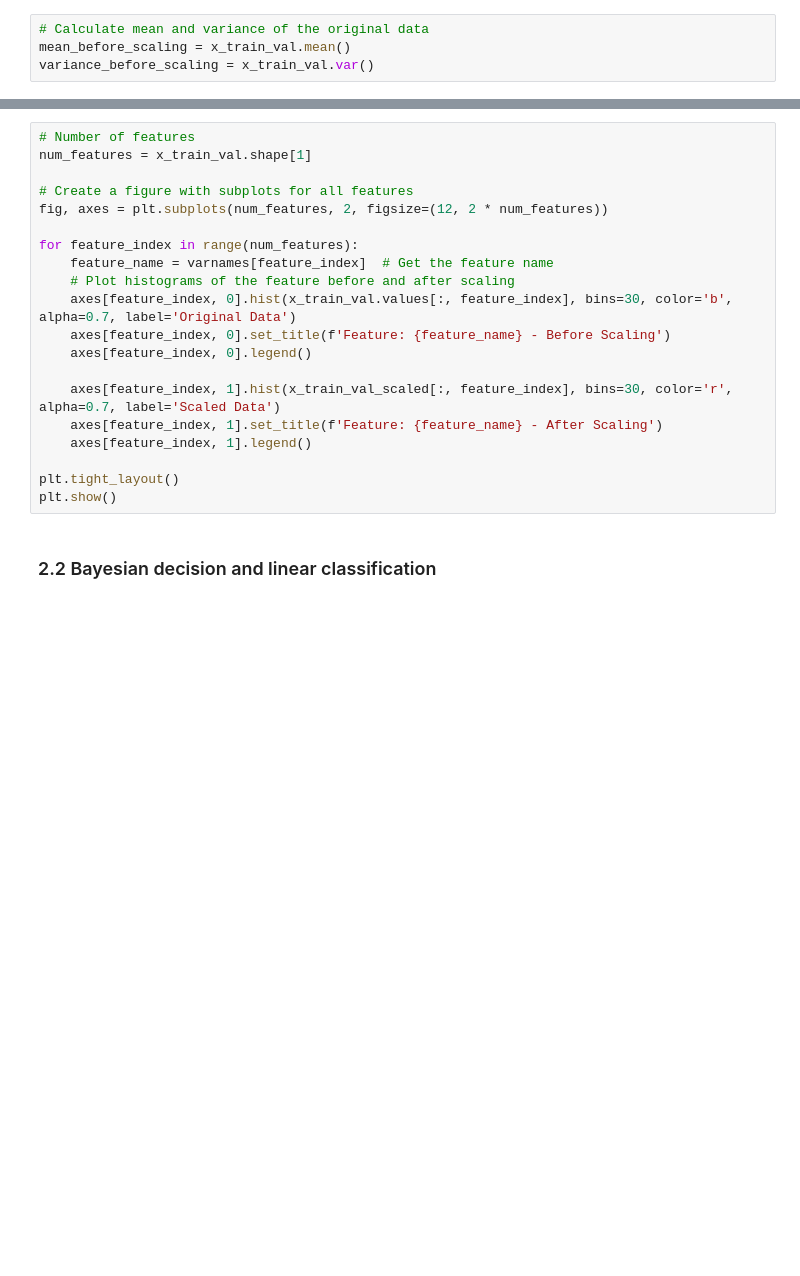
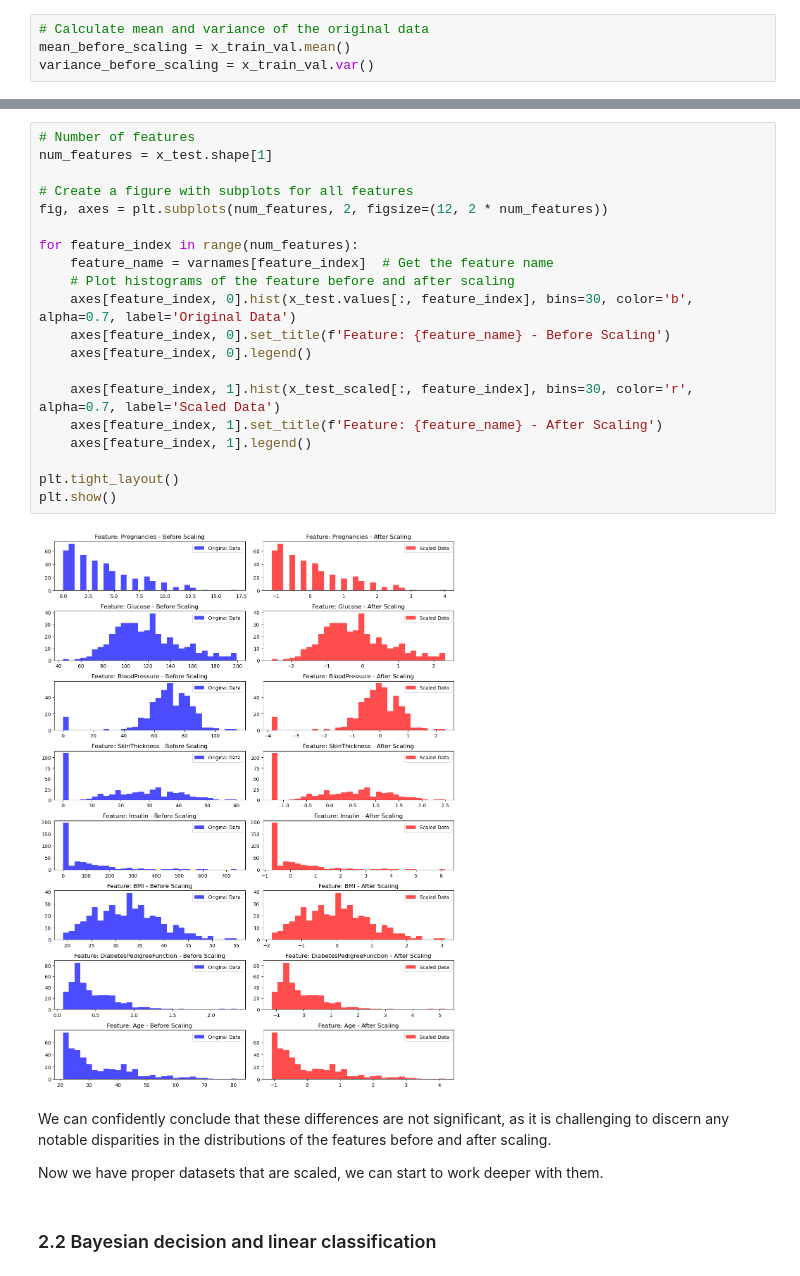
Before and after one commit to Nicolassaint/X-Intro_ML, a Jupyter notebook: code_report3.ipynb, the cells around one changed output, grey strips where cells are left out. Cells and saved outputs as stored; diff of their text form; blank space fills up the shorter version.

```diff
--- a/code_report3.ipynb
+++ b/code_report3.ipynb
@@ -108,22 +233,28 @@ print(np.var(x_test_scaled, axis=0))
 # %%
 # Number of features
-num_features = x_train_val.shape[1]
+num_features = x_test.shape[1]
 
 # Create a figure with subplots for all features
 fig, axes = plt.subplots(num_features, 2, figsize=(12, 2 * num_features))
 
 for feature_index in range(num_features):
     feature_name = varnames[feature_index]  # Get the feature name
     # Plot histograms of the feature before and after scaling
-    axes[feature_index, 0].hist(x_train_val.values[:, feature_index], bins=30, color='b', alpha=0.7, label='Original Data')
+    axes[feature_index, 0].hist(x_test.values[:, feature_index], bins=30, color='b', alpha=0.7, label='Original Data')
     axes[feature_index, 0].set_title(f'Feature: {feature_name} - Before Scaling')
     axes[feature_index, 0].legend()
 
-    axes[feature_index, 1].hist(x_train_val_scaled[:, feature_index], bins=30, color='r', alpha=0.7, label='Scaled Data')
+    axes[feature_index, 1].hist(x_test_scaled[:, feature_index], bins=30, color='r', alpha=0.7, label='Scaled Data')
     axes[feature_index, 1].set_title(f'Feature: {feature_name} - After Scaling')
     axes[feature_index, 1].legend()
 
 plt.tight_layout()
 plt.show()
+# %% [output]
+[figure, added]
+# %% [markdown]
+We can confidently conclude that these differences are not significant, as it is challenging to discern any notable disparities in the distributions of the features before and after scaling.
+
+Now we have proper datasets that are scaled, we can start to work deeper with them.
 # %% [markdown]
 ### 2.2 Bayesian decision and linear classification
```
Also changed, not shown: parts of 150 cells of this notebook.
